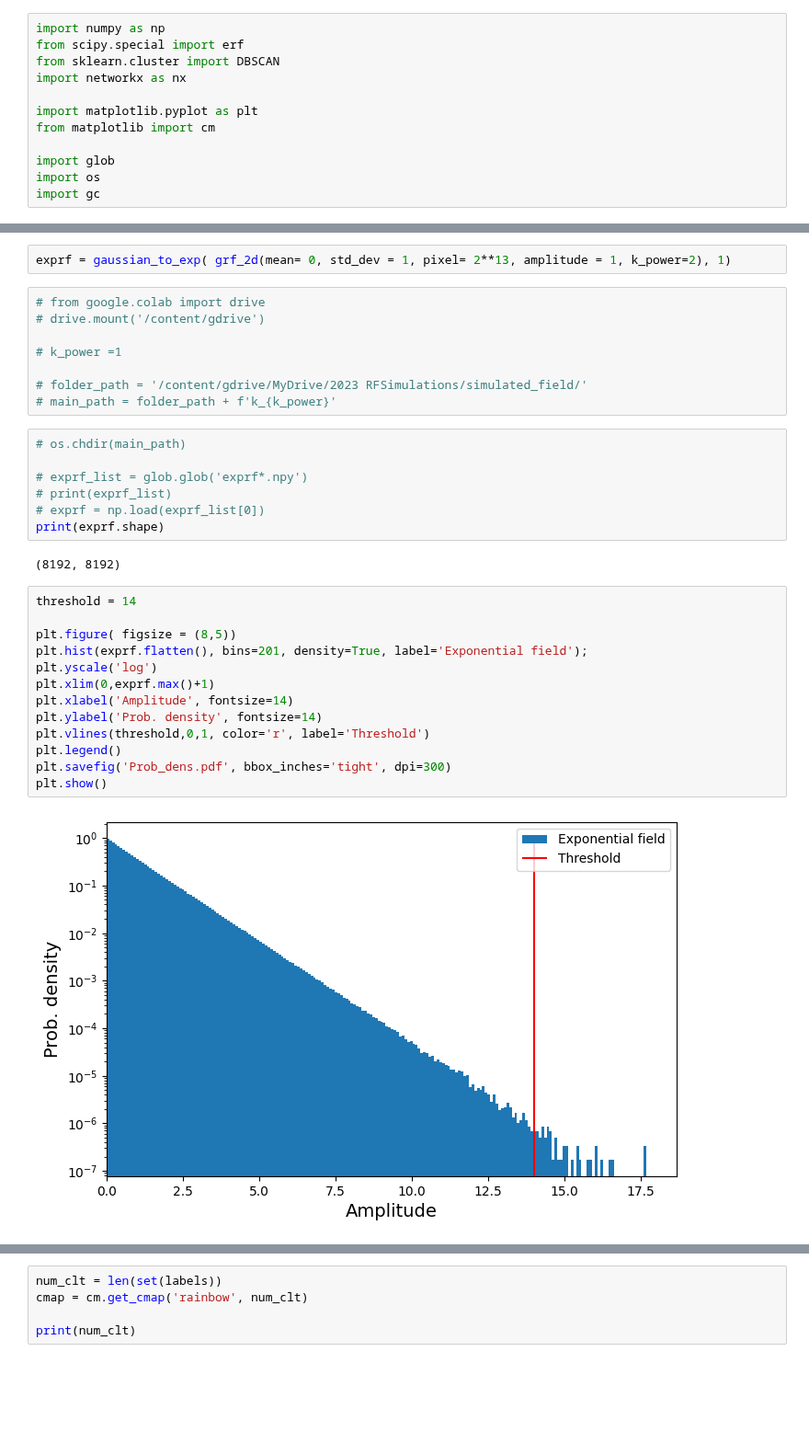
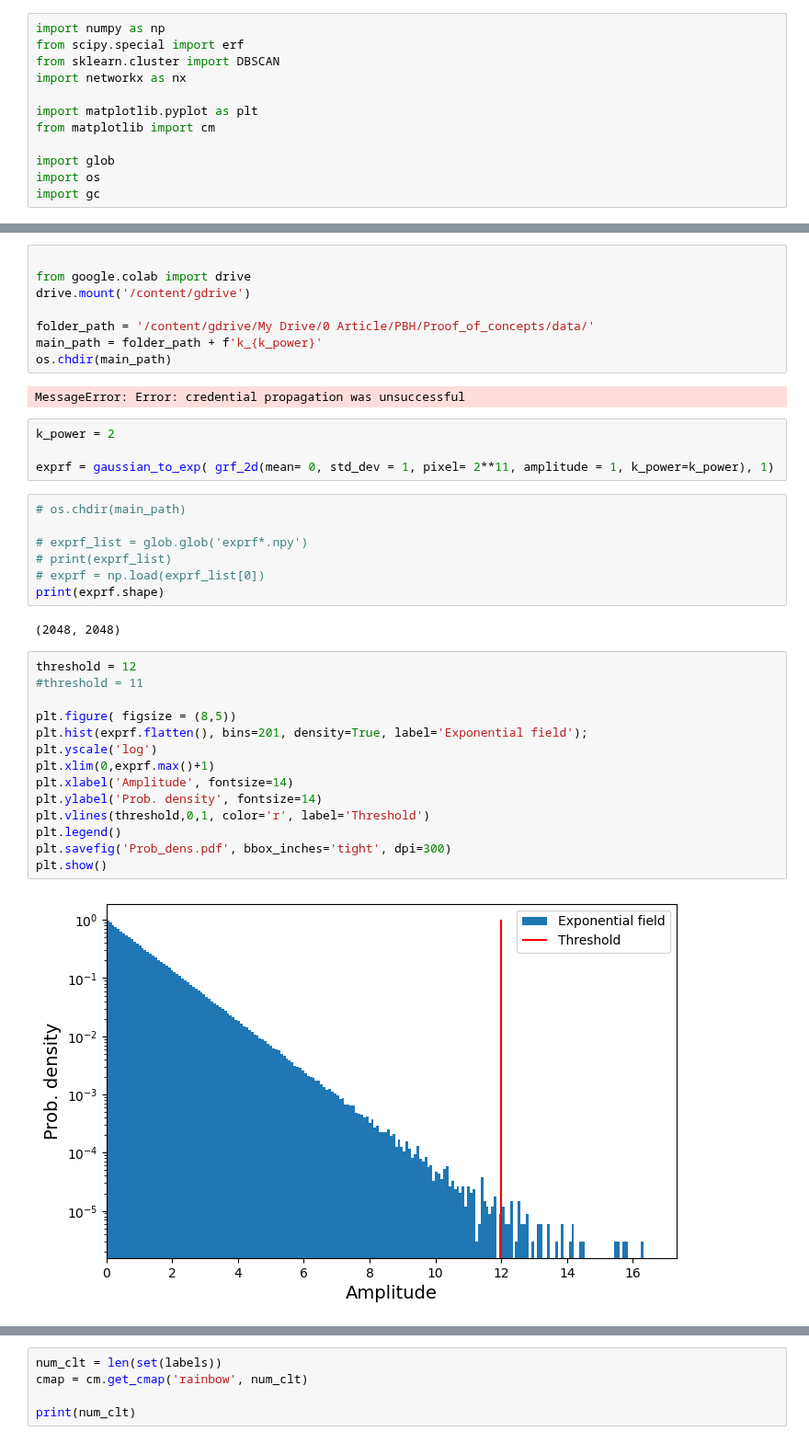
Before and after one commit to khchoi-physik/pbh_simulations, a Jupyter notebook: nearest_neighbour_analysis_2d.ipynb, the cells around one changed output, grey strips where cells are left out. Shown at 92% size. Saved outputs shown, nothing was run; the diff lists cells and outputs as text; blank space fills up the shorter version.

```diff
--- a/nearest_neighbour_analysis_2d.ipynb
+++ b/nearest_neighbour_analysis_2d.ipynb
@@ -65,13 +136,17 @@ def gaussian_to_exp(x, lam):
+# %%
+
+from google.colab import drive
+drive.mount('/content/gdrive')
+
+folder_path = '/content/gdrive/My Drive/0 Article/PBH/Proof_of_concepts/data/'
+main_path = folder_path + f'k_{k_power}'
+os.chdir(main_path)
+# %% [output]
+MessageError: Error: credential propagation was unsuccessful
 # %%
-exprf = gaussian_to_exp( grf_2d(mean= 0, std_dev = 1, pixel= 2**13, amplitude = 1, k_power=2), 1)
+k_power = 2
+
+exprf = gaussian_to_exp( grf_2d(mean= 0, std_dev = 1, pixel= 2**11, amplitude = 1, k_power=k_power), 1)
-# %%
-# from google.colab import drive
-# drive.mount('/content/gdrive')
-
-# k_power =1
-
-# folder_path = '/content/gdrive/MyDrive/2023 RFSimulations/simulated_field/'
-# main_path = folder_path + f'k_{k_power}'
 # %%
 # os.chdir(main_path)
 
@@ -80,20 +155,21 @@ exprf = gaussian_to_exp( grf_2d(mean= 0, std_dev = 1, pixel= 2**13, amplitude =
 # exprf = np.load(exprf_list[0])
 print(exprf.shape)
 # %% [output]
-(8192, 8192)
+(2048, 2048)
 # %%
-threshold = 14
+threshold = 12
+#threshold = 11
 
 plt.figure( figsize = (8,5))
 plt.hist(exprf.flatten(), bins=201, density=True, label='Exponential field');
 plt.yscale('log')
 plt.xlim(0,exprf.max()+1)
 plt.xlabel('Amplitude', fontsize=14)
 plt.ylabel('Prob. density', fontsize=14)
 plt.vlines(threshold,0,1, color='r', label='Threshold')
 plt.legend()
 plt.savefig('Prob_dens.pdf', bbox_inches='tight', dpi=300)
 plt.show()
 # %% [output]
-[figure, old version]
+[figure, new version]
 # %%
```
Also changed, not shown: parts of 22 cells of this notebook.
